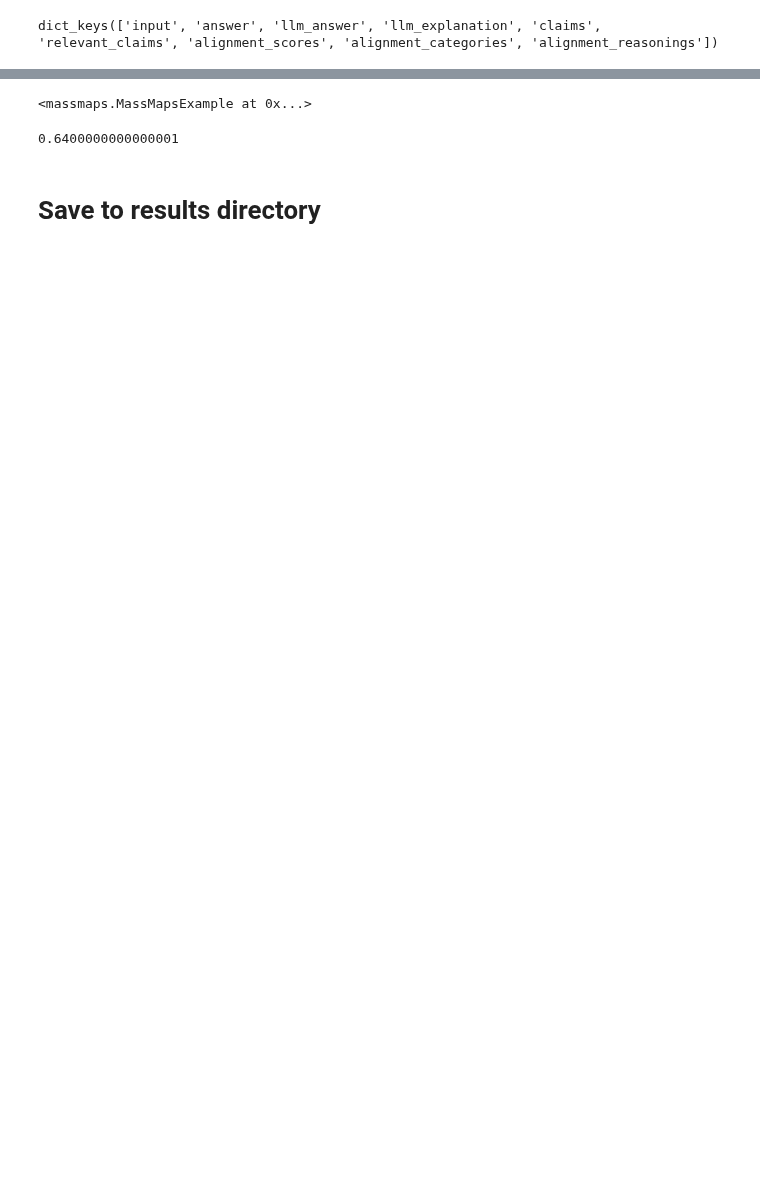
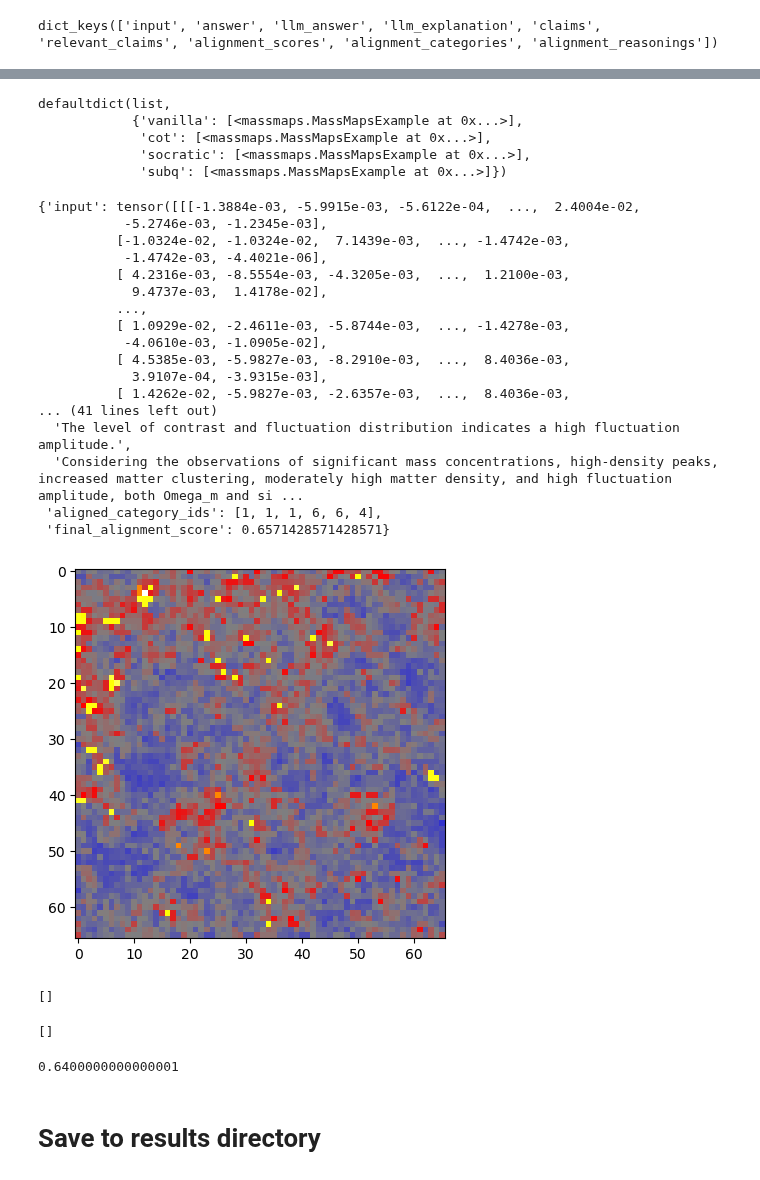
Before and after one commit to BrachioLab/FIX-2, a Jupyter notebook: notebooks/massmaps.ipynb, the cells around one changed output, grey strips where cells are left out. Cells and saved outputs as stored; diff of their text form; code cells hidden in the pictures; blank space fills up the shorter version.

Commit message:
Add massmaps results

```diff
--- a/notebooks/massmaps.ipynb
+++ b/notebooks/massmaps.ipynb
@@ -41,7 +41,7 @@ model = 'gpt-4o'
 
 methods = ['vanilla', 'cot', 'socratic', 'subq']
 
-num_examples = 20
+num_examples = 130
 
 all_massmaps_examples = {}
 
@@ -53,8 +53,8 @@ for method in tqdm(methods):
     os.makedirs(save_dir, exist_ok=True)
     for idx in tqdm(range(num_examples)):
         save_path = os.path.join(save_dir, f'{idx}.json')
-        # if os.path.exists(save_path):
-        #     continue
+        if os.path.exists(save_path):
+            continue
         X, y = test_dataset[idx:idx+1]['input'], test_dataset[idx:idx+1]['label']
         image = X[0]
         label = y[0]
@@ -104,8 +131,9 @@ from collections import defaultdict
 from tqdm.auto import tqdm
 
 model = 'gpt-4o'
+eval_model = 'gpt-4o'
 methods = ['vanilla', 'cot', 'socratic', 'subq']
-num_check = 2
+num_check = 100
 
 # Step 1: collect filenames per method
 filenames_per_method = {}
@@ -117,7 +145,7 @@ for method in methods:
 
 # Step 2: compute intersection
 common_filenames = set.intersection(*filenames_per_method.values())
-common_filenames = sorted(list(common_filenames))[:num_check]  # optional: limit to num_check
+common_filenames = sorted(list(common_filenames), key=lambda x: int(x.split('.')[0]))[:num_check]  # optional: limit to num_check
 print(len(common_filenames))
 # Step 3: load files
 all_results = defaultdict(list)
@@ -223,7 +240,47 @@ ValueError: Failed to convert image to base64:
+# %%
+final_examples
+# %% [output]
+defaultdict(list,
+            {'vanilla': [<massmaps.MassMapsExample at 0x...>],
+             'cot': [<massmaps.MassMapsExample at 0x...>],
+             'socratic': [<massmaps.MassMapsExample at 0x...>],
+             'subq': [<massmaps.MassMapsExample at 0x...>]})
 # %%
-example
+import matplotlib.pyplot as plt
+
+method= 'cot'
+example = final_examples[method][0]
+
+plt.imshow(massmap_to_pil_norm(example.input))
+
+example.__dict__
 # %% [output]
-<massmaps.MassMapsExample at 0x...>
+{'input': tensor([[[-1.3884e-03, -5.9915e-03, -5.6122e-04,  ...,  2.4004e-02,
+           -5.2746e-03, -1.2345e-03],
+          [-1.0324e-02, -1.0324e-02,  7.1439e-03,  ..., -1.4742e-03,
+           -1.4742e-03, -4.4021e-06],
+          [ 4.2316e-03, -8.5554e-03, -4.3205e-03,  ...,  1.2100e-03,
+            9.4737e-03,  1.4178e-02],
+          ...,
+          [ 1.0929e-02, -2.4611e-03, -5.8744e-03,  ..., -1.4278e-03,
+           -4.0610e-03, -1.0905e-02],
+          [ 4.5385e-03, -5.9827e-03, -8.2910e-03,  ...,  8.4036e-03,
+            3.9107e-04, -3.9315e-03],
+          [ 1.4262e-02, -5.9827e-03, -2.6357e-03,  ...,  8.4036e-03,
+... (41 lines left out)
+  'The level of contrast and fluctuation distribution indicates a high fluctuation amplitude.',
+  'Considering the observations of significant mass concentrations, high-density peaks, increased matter clustering, moderately high matter density, and high fluctuation amplitude, both Omega_m and si ...
+ 'aligned_category_ids': [1, 1, 1, 6, 6, 4],
+ 'final_alignment_score': 0.6571428571428571}
+[figure, added]
+# %%
+final_examples[method]
+# %% [output]
+[]
+# %%
+relevant_claims
+# %% [output]
+[]
 # %%
 from sklearn.metrics import mean_squared_error
 
```
Also changed, not shown: parts of 8 cells of this notebook, 8 other files.
